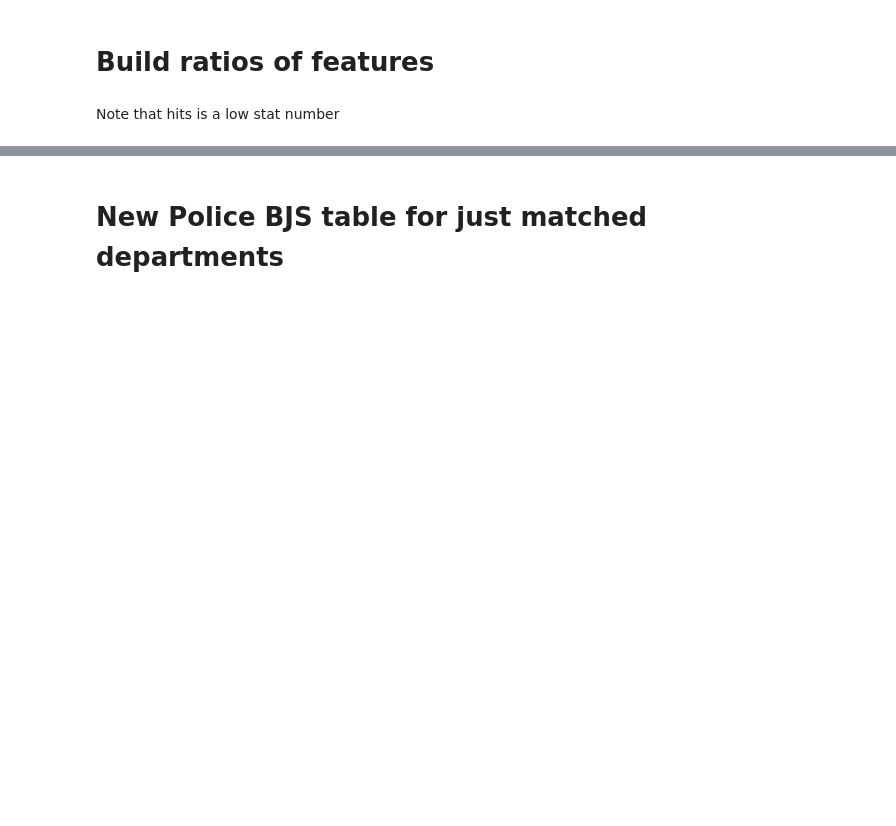
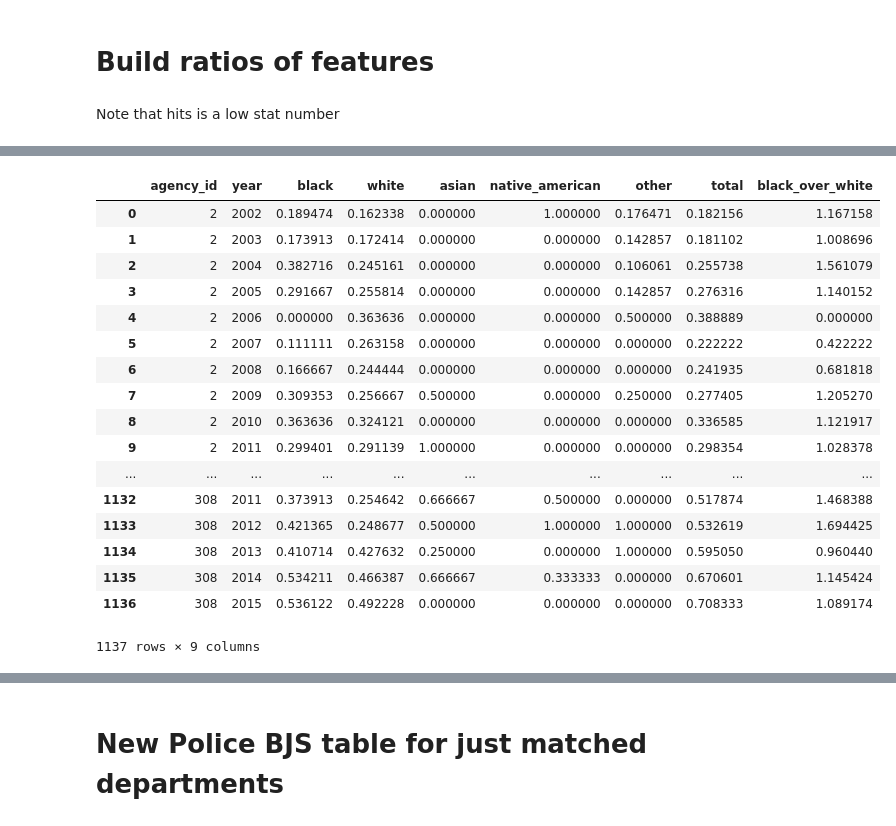
Before and after one commit to along528/insight, a Jupyter notebook: studies/nctraffic/combined_new_features.ipynb, the cells around one changed output, grey strips where cells are left out. Cells and saved outputs as stored; diff of their text form; code cells hidden in the pictures; blank space fills up the shorter version.

```diff
--- a/studies/nctraffic/combined_new_features.ipynb
+++ b/studies/nctraffic/combined_new_features.ipynb
@@ -201,23 +244,42 @@ hits_over_stops
 # %%
 #if it appears in the searches database then it is a search
 sql_query = """
 SELECT s.agency_id,s.year,
-       h.hits_black/nullif(s.searches_black,0) AS "hits_over_searches_black",
-       h.hits_white/nullif(s.searches_white,0) AS "hits_over_searches_white",
-       h.hits_asian/nullif(s.searches_asian,0) AS "hits_over_searches_asian",
-       h.hits_native_american/nullif(s.searches_native_american,0) AS "hits_over_searches_native_american",
-       h.hits_other/nullif(s.searches_other,0) AS "hits_over_searches_other",
-       h.hits_total/nullif(s.searches_total,0) AS "hits_over_searches_total"
+       h.hits_black/nullif(s.searches_black,0) AS "black",
+       h.hits_white/nullif(s.searches_white,0) AS "white",
+       h.hits_asian/nullif(s.searches_asian,0) AS "asian",
+       h.hits_native_american/nullif(s.searches_native_american,0) AS "native_american",
+       h.hits_other/nullif(s.searches_other,0) AS "other",
+       h.hits_total/nullif(s.searches_total,0) AS "total"
 FROM searches_by_race s
 JOIN hits_by_race h ON s.agency_id = h.agency_id AND s.year = h.year;
 """
 hits_over_searches = pd.read_sql_query(sql_query,con)
 hits_over_searches = hits_over_searches.fillna(0)
-hits_over_searches['hits_over_searches_black_over_white'] = \
-                            hits_over_searches['hits_over_searches_black'].\
-                            divide(hits_over_searches['hits_over_searches_white'],axis='index')
+hits_over_searches['black_over_white'] = \
+                            hits_over_searches['black'].\
+                            divide(hits_over_searches['white'],axis='index')
 hits_over_searches.to_sql('hits_over_searches', engine, if_exists='replace')
 hits_over_searches
+# %% [output]
+|  | agency_id | year | black | white | asian | native_american | other | total | black_over_white |
+| 0 | 2 | 2002 | 0.189474 | 0.162338 | 0.000000 | 1.000000 | 0.176471 | 0.182156 | 1.167158 |
+| 1 | 2 | 2003 | 0.173913 | 0.172414 | 0.000000 | 0.000000 | 0.142857 | 0.181102 | 1.008696 |
+| 2 | 2 | 2004 | 0.382716 | 0.245161 | 0.000000 | 0.000000 | 0.106061 | 0.255738 | 1.561079 |
+| 3 | 2 | 2005 | 0.291667 | 0.255814 | 0.000000 | 0.000000 | 0.142857 | 0.276316 | 1.140152 |
+| 4 | 2 | 2006 | 0.000000 | 0.363636 | 0.000000 | 0.000000 | 0.500000 | 0.388889 | 0.000000 |
+| 5 | 2 | 2007 | 0.111111 | 0.263158 | 0.000000 | 0.000000 | 0.000000 | 0.222222 | 0.422222 |
+| 6 | 2 | 2008 | 0.166667 | 0.244444 | 0.000000 | 0.000000 | 0.000000 | 0.241935 | 0.681818 |
+| 7 | 2 | 2009 | 0.309353 | 0.256667 | 0.500000 | 0.000000 | 0.250000 | 0.277405 | 1.205270 |
+| 8 | 2 | 2010 | 0.363636 | 0.324121 | 0.000000 | 0.000000 | 0.000000 | 0.336585 | 1.121917 |
+| 9 | 2 | 2011 | 0.299401 | 0.291139 | 1.000000 | 0.000000 | 0.000000 | 0.298354 | 1.028378 |
+| ... | ... | ... | ... | ... | ... | ... | ... | ... | ... |
+| 1132 | 308 | 2011 | 0.373913 | 0.254642 | 0.666667 | 0.500000 | 0.000000 | 0.517874 | 1.468388 |
+| 1133 | 308 | 2012 | 0.421365 | 0.248677 | 0.500000 | 1.000000 | 1.000000 | 0.532619 | 1.694425 |
+| 1134 | 308 | 2013 | 0.410714 | 0.427632 | 0.250000 | 0.000000 | 1.000000 | 0.595050 | 0.960440 |
+| 1135 | 308 | 2014 | 0.534211 | 0.466387 | 0.666667 | 0.333333 | 0.000000 | 0.670601 | 1.145424 |
+| 1136 | 308 | 2015 | 0.536122 | 0.492228 | 0.000000 | 0.000000 | 0.000000 | 0.708333 | 1.089174 |
+1137 rows × 9 columns
 # %%
 
 #if it appears in the searches database then it is a search
```
Also changed, not shown: parts of 14 cells of this notebook.
